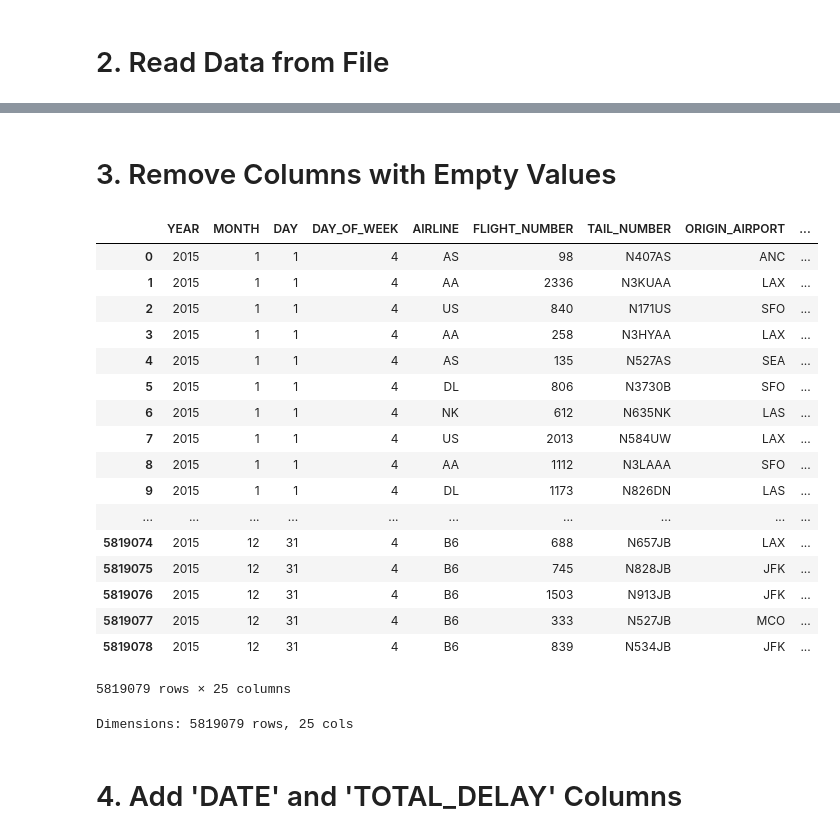
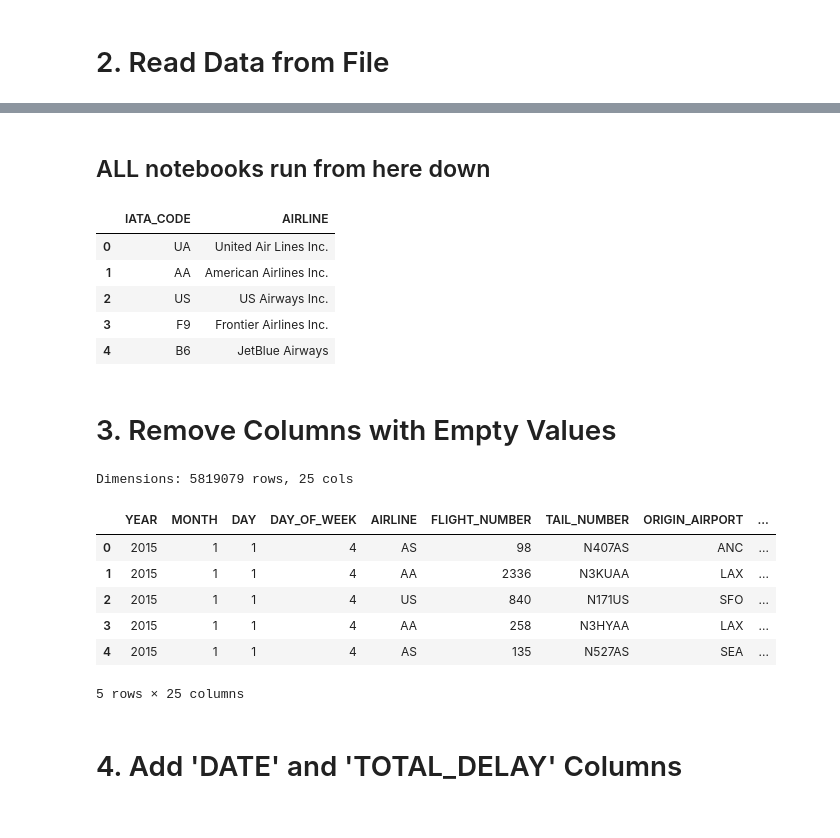
Before and after one commit to VandyHacks/datascience-beginners, a Jupyter notebook: Tutorial.ipynb, the cells around one changed output, grey strips where cells are left out. Saved outputs shown, nothing was run; the diff lists cells and outputs as text; code cells hidden in the pictures.

```diff
--- a/Tutorial.ipynb
+++ b/Tutorial.ipynb
@@ -43,0 +37,6 @@ Dimensions: 5819079 rows, 31 cols
+# %%
+flights = pd.read_csv('https://s3.amazonaws.com/vandyhacks/datascience/flights/flights.csv') # Load the csv from our s3 bucket
+# This might take a while since the file is about 500mb big
+
+print("Dimensions: {r} rows, {c} cols".format(r=flights.shape[0], c=flights.shape[1]))
+flights.head()
@@ -44,30 +52,30 @@ Dimensions: 5819079 rows, 31 cols
+# %% [markdown]
+## ALL notebooks run from here down
+# %%
+airlines = pd.read_csv('https://s3.amazonaws.com/vandyhacks/datascience/flights/airlines.csv')
+airlines.head()
+# %% [output]
+|  | IATA_CODE | AIRLINE |
+| 0 | UA | United Air Lines Inc. |
+| 1 | AA | American Airlines Inc. |
+| 2 | US | US Airways Inc. |
+| 3 | F9 | Frontier Airlines Inc. |
+| 4 | B6 | JetBlue Airways |
 # %% [markdown]
 # 3. Remove Columns with Empty Values
 # %%
-flights = flights.dropna(axis=1, thresh=0.8*flights.shape[0])
-flights.replace(r'\s+', np.nan, regex=True)
-display(flights)
+flights = flights.dropna(axis=1, thresh=0.8*flights.shape[0]) # Drop any columns containing NaN, but preserve at least 80% of data
 
 print("Dimensions: {r} rows, {c} cols".format(r=flights.shape[0], c=flights.shape[1]))
+flights.head()
 # %% [output]
+Dimensions: 5819079 rows, 25 cols
 |  | YEAR | MONTH | DAY | DAY_OF_WEEK | AIRLINE | FLIGHT_NUMBER | TAIL_NUMBER | ORIGIN_AIRPORT | ... |
 | 0 | 2015 | 1 | 1 | 4 | AS | 98 | N407AS | ANC | ... |
 | 1 | 2015 | 1 | 1 | 4 | AA | 2336 | N3KUAA | LAX | ... |
 | 2 | 2015 | 1 | 1 | 4 | US | 840 | N171US | SFO | ... |
 | 3 | 2015 | 1 | 1 | 4 | AA | 258 | N3HYAA | LAX | ... |
 | 4 | 2015 | 1 | 1 | 4 | AS | 135 | N527AS | SEA | ... |
-| 5 | 2015 | 1 | 1 | 4 | DL | 806 | N3730B | SFO | ... |
-| 6 | 2015 | 1 | 1 | 4 | NK | 612 | N635NK | LAS | ... |
-| 7 | 2015 | 1 | 1 | 4 | US | 2013 | N584UW | LAX | ... |
-| 8 | 2015 | 1 | 1 | 4 | AA | 1112 | N3LAAA | SFO | ... |
-| 9 | 2015 | 1 | 1 | 4 | DL | 1173 | N826DN | LAS | ... |
-| ... | ... | ... | ... | ... | ... | ... | ... | ... | ... |
-| 5819074 | 2015 | 12 | 31 | 4 | B6 | 688 | N657JB | LAX | ... |
-| 5819075 | 2015 | 12 | 31 | 4 | B6 | 745 | N828JB | JFK | ... |
-| 5819076 | 2015 | 12 | 31 | 4 | B6 | 1503 | N913JB | JFK | ... |
-| 5819077 | 2015 | 12 | 31 | 4 | B6 | 333 | N527JB | MCO | ... |
-| 5819078 | 2015 | 12 | 31 | 4 | B6 | 839 | N534JB | JFK | ... |
-5819079 rows × 25 columns
-Dimensions: 5819079 rows, 25 cols
+5 rows × 25 columns
 # %% [markdown]
 # 4. Add 'DATE' and 'TOTAL_DELAY' Columns
```
Also changed, not shown: parts of 23 cells of this notebook.
